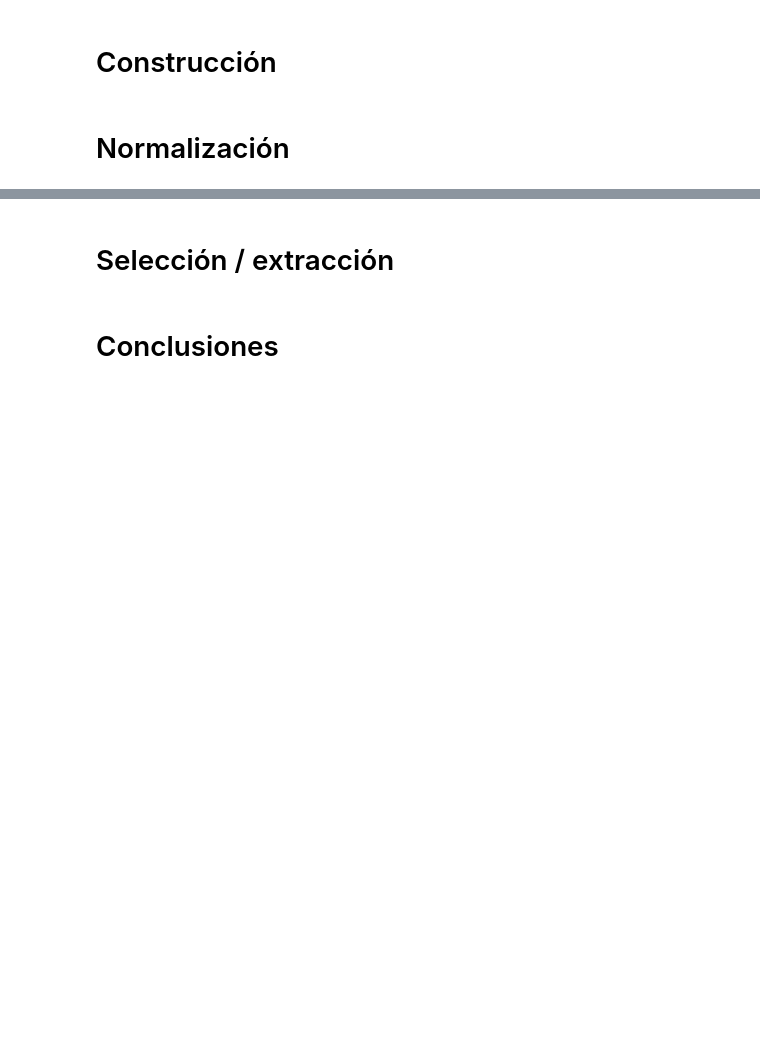
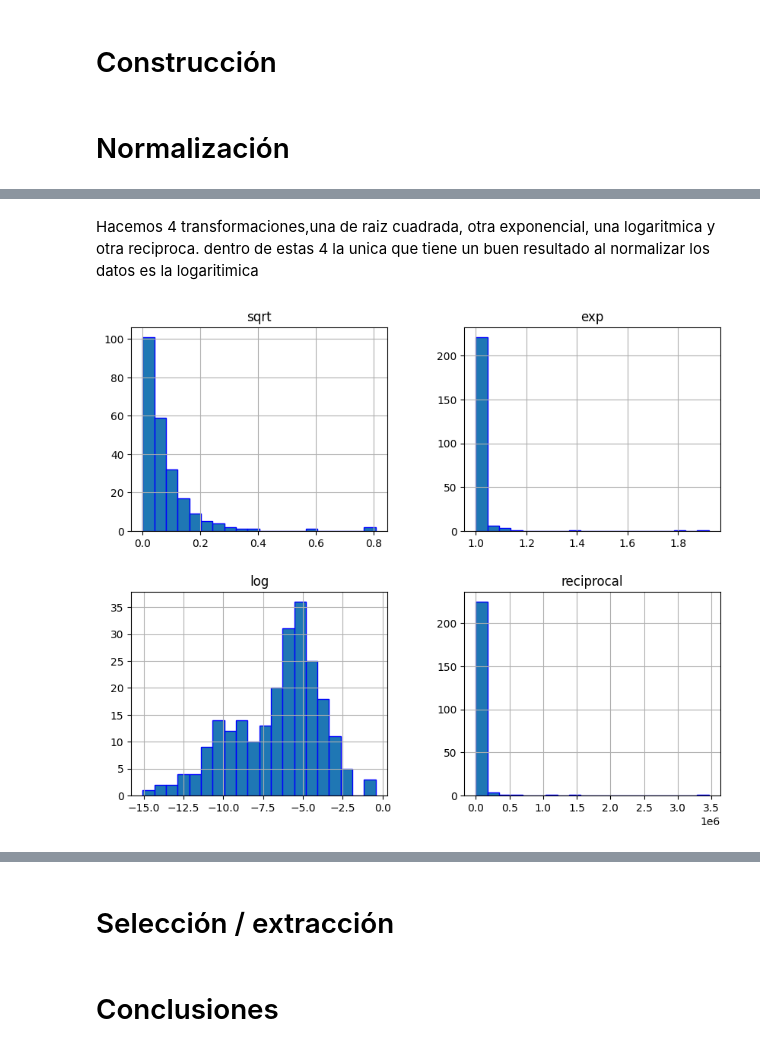
Before and after one commit to andreavazquezt/ProyectoIntegrador, a Jupyter notebook: Avance2_Equipo4.ipynb, the cells around one changed output, grey strips where cells are left out. Saved outputs shown, nothing was run; the diff lists cells and outputs as text; code cells hidden in the pictures; blank space fills up the shorter version.

```diff
--- a/Avance2_Equipo4.ipynb
+++ b/Avance2_Equipo4.ipynb
@@ -18,0 +61,8 @@
+# %% [markdown]
+Hacemos 4 transformaciones,una de raiz cuadrada, otra exponencial, una logaritmica y otra reciproca. dentro de estas 4 la unica que tiene un buen resultado al normalizar los datos es la logaritimica
+# %%
+transformaciones = datos2['2010 Population'].transform([np.sqrt,np.exp,np.log,np.reciprocal])
+transformaciones.hist(bins=20,layout=(2,2),edgecolor='b',figsize=(10,8))
+plt.show()
+# %% [output]
+[figure, added]
```
Also changed, not shown: parts of 12 cells of this notebook.
